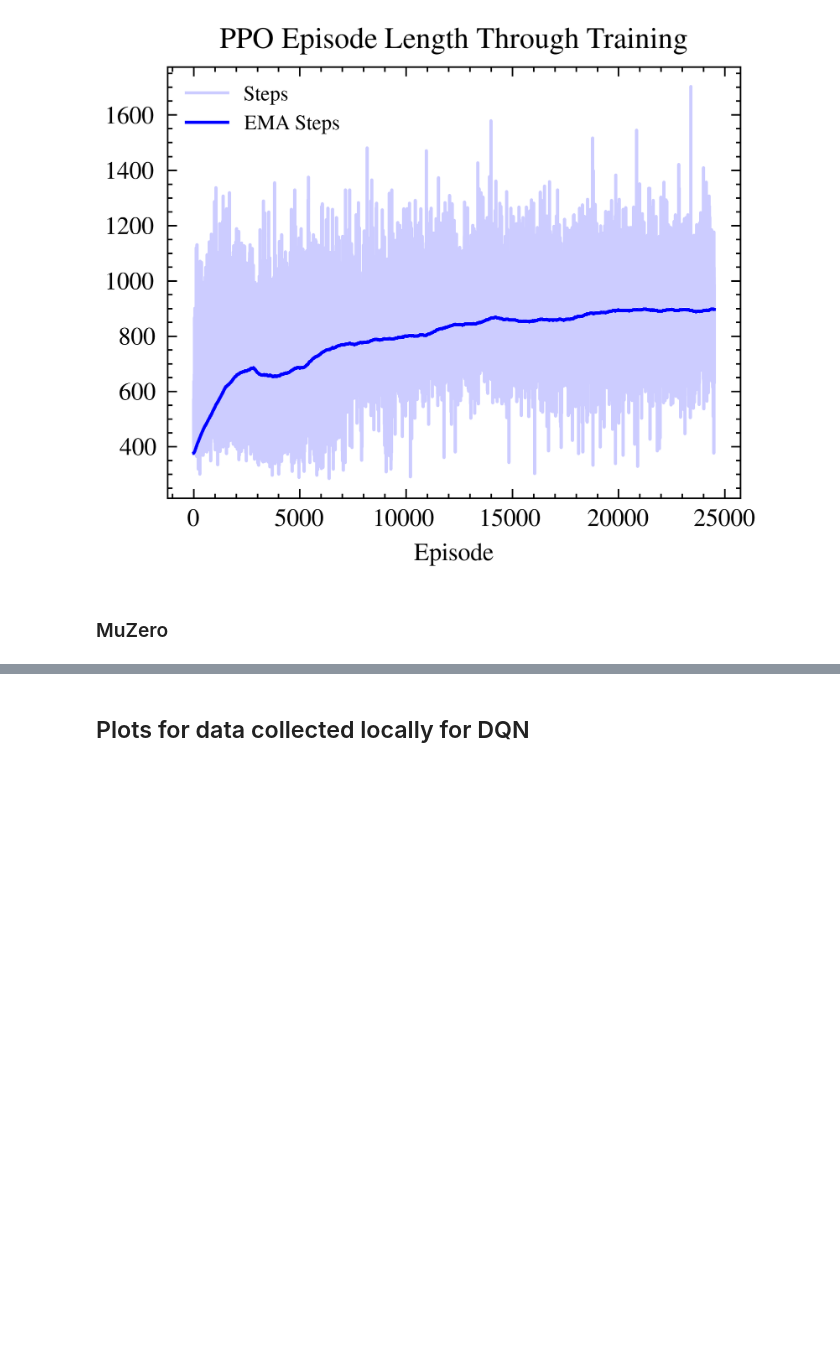
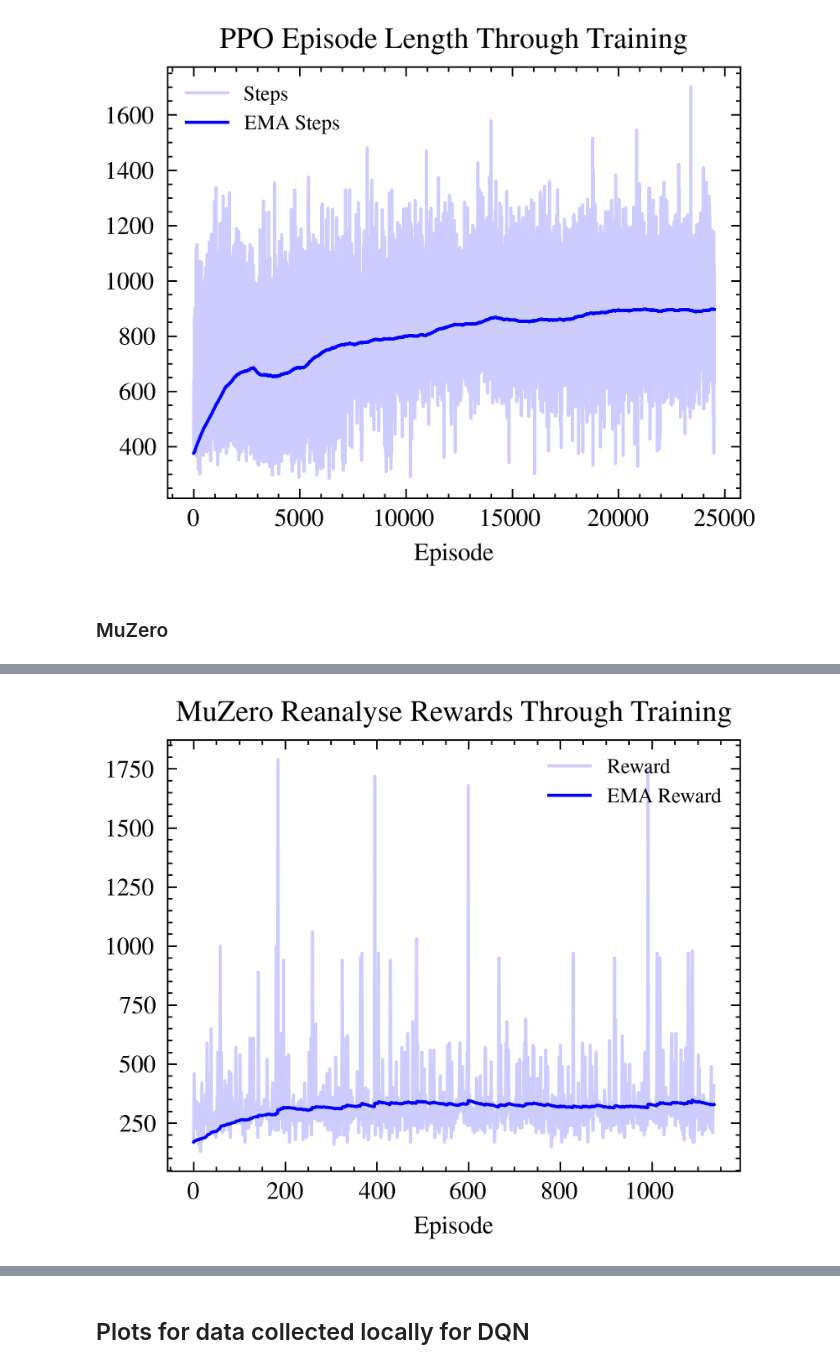
Before and after one commit to pavonism/reinforcement-learning, a Jupyter notebook: scripts/DrawPlotsForReport.ipynb, the cells around one changed output, grey strips where cells are left out. Cells and saved outputs as stored; diff of their text form; code cells hidden in the pictures; blank space fills up the shorter version.

```diff
--- a/scripts/DrawPlotsForReport.ipynb
+++ b/scripts/DrawPlotsForReport.ipynb
@@ -72,0 +88,16 @@ plt.savefig('plots/muzero_reward_actor_0.png', dpi=300)
+# %%
+DF_FILE = "data/muzero_reanalyse.csv"
+REWARD_COLUMN = "reward"
+# %%
+df = pd.read_csv(DF_FILE)
+
+df['EMA'] = df[REWARD_COLUMN].ewm(alpha=0.01, adjust=False).mean()
+
+plt.plot(range(len(df)), df[REWARD_COLUMN], alpha=0.2, color='blue', label='Reward')
+plt.plot(range(len(df)), df['EMA'], color='blue', linestyle='-', label='EMA Reward')
+plt.legend(fontsize='small')
+plt.title('MuZero Reanalyse Rewards Through Training')
+plt.xlabel('Episode')
+plt.savefig('plots/muzero_reanalyse_reward_actor_0.png', dpi=300)
+# %% [output]
+[figure, added]
```
Also changed, not shown: parts of 5 cells of this notebook, 6 other files.
